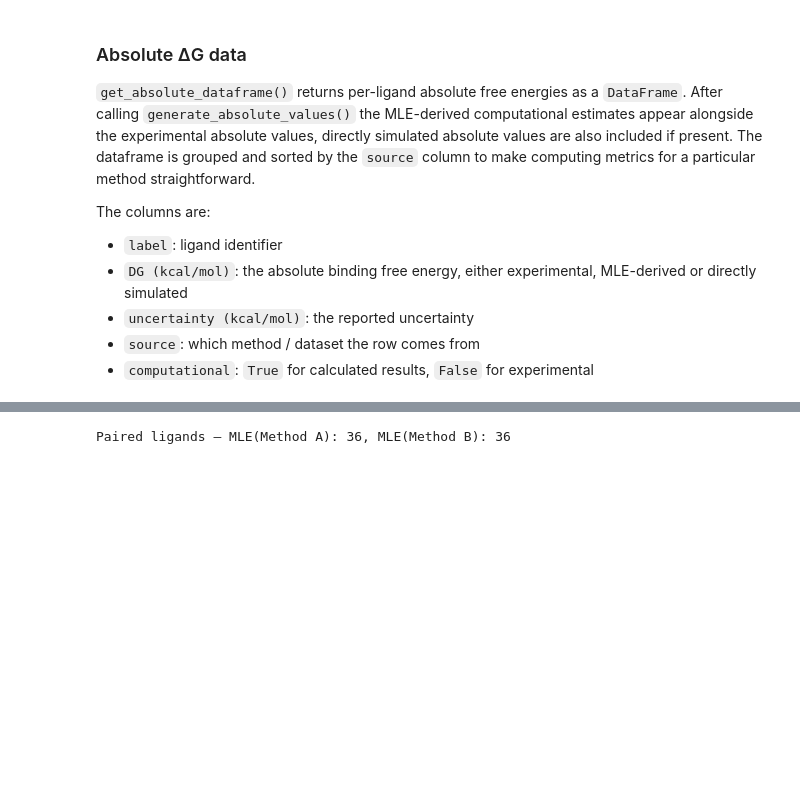
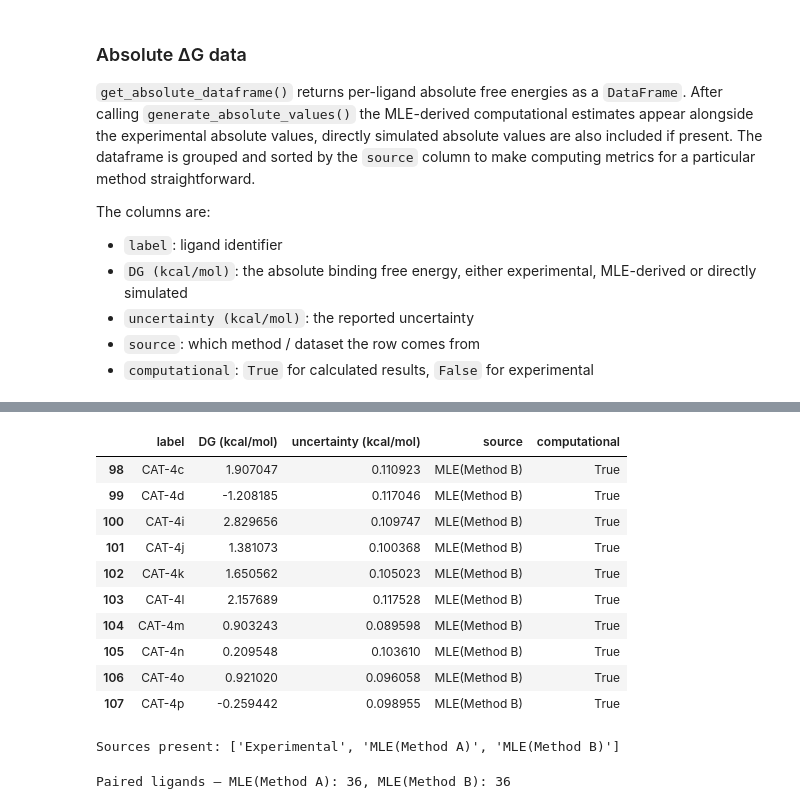
Before and after one commit to OpenFreeEnergy/cinnabar, a Jupyter notebook: examples/calculating-metrics.ipynb, the cells around one changed output, grey strips where cells are left out. Drawn from its saved outputs; the diff is of its cells as text; code cells hidden in the pictures; blank space fills up the shorter version.

```diff
--- a/examples/calculating-metrics.ipynb
+++ b/examples/calculating-metrics.ipynb
@@ -193,3 +209,23 @@ Sources present: ['Experimental', 'MLE(Method A)', 'MLE(Method B)']
+# %%
+# print the MLE values calculated using Method B
+abs_df.tail(10)
+# %% [output]
+|  | label | DG (kcal/mol) | uncertainty (kcal/mol) | source | computational |
+| 98 | CAT-4c | 1.907047 | 0.110923 | MLE(Method B) | True |
+| 99 | CAT-4d | -1.208185 | 0.117046 | MLE(Method B) | True |
+| 100 | CAT-4i | 2.829656 | 0.109747 | MLE(Method B) | True |
+| 101 | CAT-4j | 1.381073 | 0.100368 | MLE(Method B) | True |
+| 102 | CAT-4k | 1.650562 | 0.105023 | MLE(Method B) | True |
+| 103 | CAT-4l | 2.157689 | 0.117528 | MLE(Method B) | True |
+| 104 | CAT-4m | 0.903243 | 0.089598 | MLE(Method B) | True |
+| 105 | CAT-4n | 0.209548 | 0.103610 | MLE(Method B) | True |
+| 106 | CAT-4o | 0.921020 | 0.096058 | MLE(Method B) | True |
+| 107 | CAT-4p | -0.259442 | 0.098955 | MLE(Method B) | True |
+# %%
+# get all sources in the dataframe
+print(f"Sources present: {abs_df['source'].unique().tolist()}")
+# %% [output]
+Sources present: ['Experimental', 'MLE(Method A)', 'MLE(Method B)']
 # %%
 # make a helper function to align the chosen source with the experimental data
 def get_paired_dg(df: pd.DataFrame, source: str) -> pd.DataFrame:
```
Also changed, not shown: parts of 13 cells of this notebook, 2 other files.
